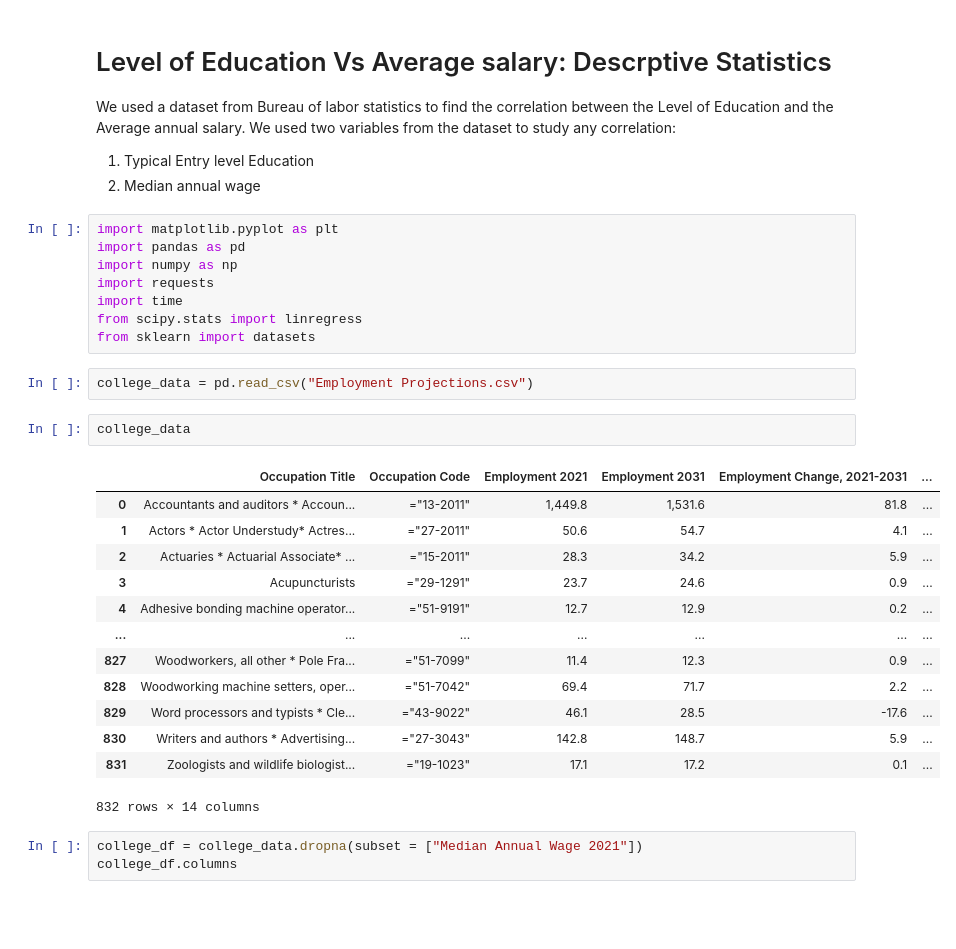
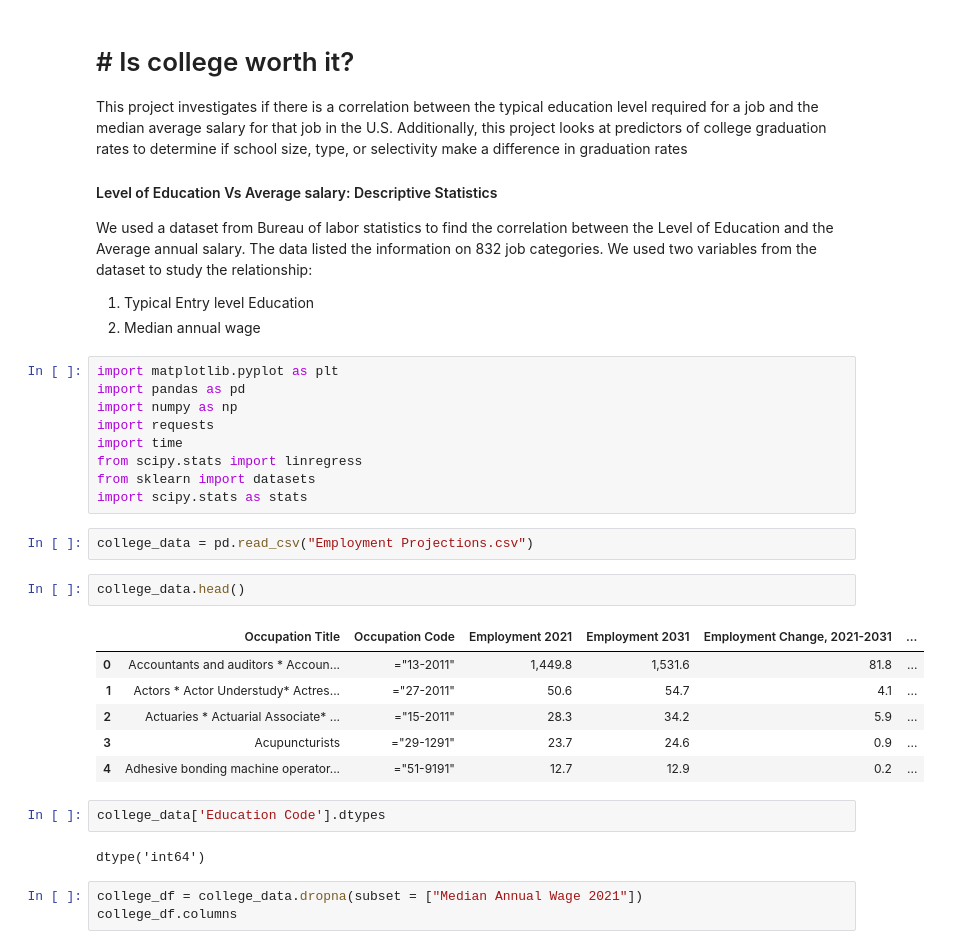
Before and after one commit to bhartikaushal/college_degree_analysis, a Jupyter notebook: group_project1.ipynb, the cells around one changed output. Saved outputs shown, nothing was run; the diff lists cells and outputs as text; blank space fills up the shorter version.

Commit message:
Added changes for dataset 2

```diff
--- a/group_project1.ipynb
+++ b/group_project1.ipynb
@@ -1,7 +1,12 @@
 # %% [markdown]
-# Level of Education Vs Average salary: Descrptive Statistics
+# # Is college worth it?
 
-We used a dataset from Bureau of labor statistics to find the correlation between the Level of Education and the Average annual salary. We used two variables from the dataset to study any correlation:
+This project investigates if there is a correlation between the typical education level required for a job and the median average salary for that job in the U.S. Additionally, this project looks at predictors of college graduation rates to determine if school size, type, or selectivity make a difference in graduation rates
+
+
+#### Level of Education Vs Average salary: Descriptive Statistics
+
+We used a dataset from Bureau of labor statistics to find the correlation between the Level of Education and the Average annual salary. The data listed the information on 832 job categories. We used two variables from the dataset to study the relationship:
 
 1. Typical Entry level Education
 2. Median annual wage
@@ -13,24 +18,22 @@ import requests
 import time
 from scipy.stats import linregress
 from sklearn import datasets
+import scipy.stats as stats
 # %%
 college_data = pd.read_csv("Employment Projections.csv")
 # %%
-college_data
+college_data.head()
 # %% [output]
 |  | Occupation Title | Occupation Code | Employment 2021 | Employment 2031 | Employment Change, 2021-2031 | ... |
 | 0 | Accountants and auditors * Accoun... | ="13-2011" | 1,449.8 | 1,531.6 | 81.8 | ... |
 | 1 | Actors * Actor Understudy* Actres... | ="27-2011" | 50.6 | 54.7 | 4.1 | ... |
 | 2 | Actuaries * Actuarial Associate* ... | ="15-2011" | 28.3 | 34.2 | 5.9 | ... |
 | 3 | Acupuncturists | ="29-1291" | 23.7 | 24.6 | 0.9 | ... |
 | 4 | Adhesive bonding machine operator... | ="51-9191" | 12.7 | 12.9 | 0.2 | ... |
-| ... | ... | ... | ... | ... | ... | ... |
-| 827 | Woodworkers, all other * Pole Fra... | ="51-7099" | 11.4 | 12.3 | 0.9 | ... |
-| 828 | Woodworking machine setters, oper... | ="51-7042" | 69.4 | 71.7 | 2.2 | ... |
-| 829 | Word processors and typists * Cle... | ="43-9022" | 46.1 | 28.5 | -17.6 | ... |
-| 830 | Writers and authors * Advertising... | ="27-3043" | 142.8 | 148.7 | 5.9 | ... |
-| 831 | Zoologists and wildlife biologist... | ="19-1023" | 17.1 | 17.2 | 0.1 | ... |
-832 rows × 14 columns
+# %%
+college_data['Education Code'].dtypes
+# %% [output]
+dtype('int64')
 # %%
 college_df = college_data.dropna(subset = ["Median Annual Wage 2021"])
 college_df.columns
```
Also changed, not shown: parts of 32 cells of this notebook.
